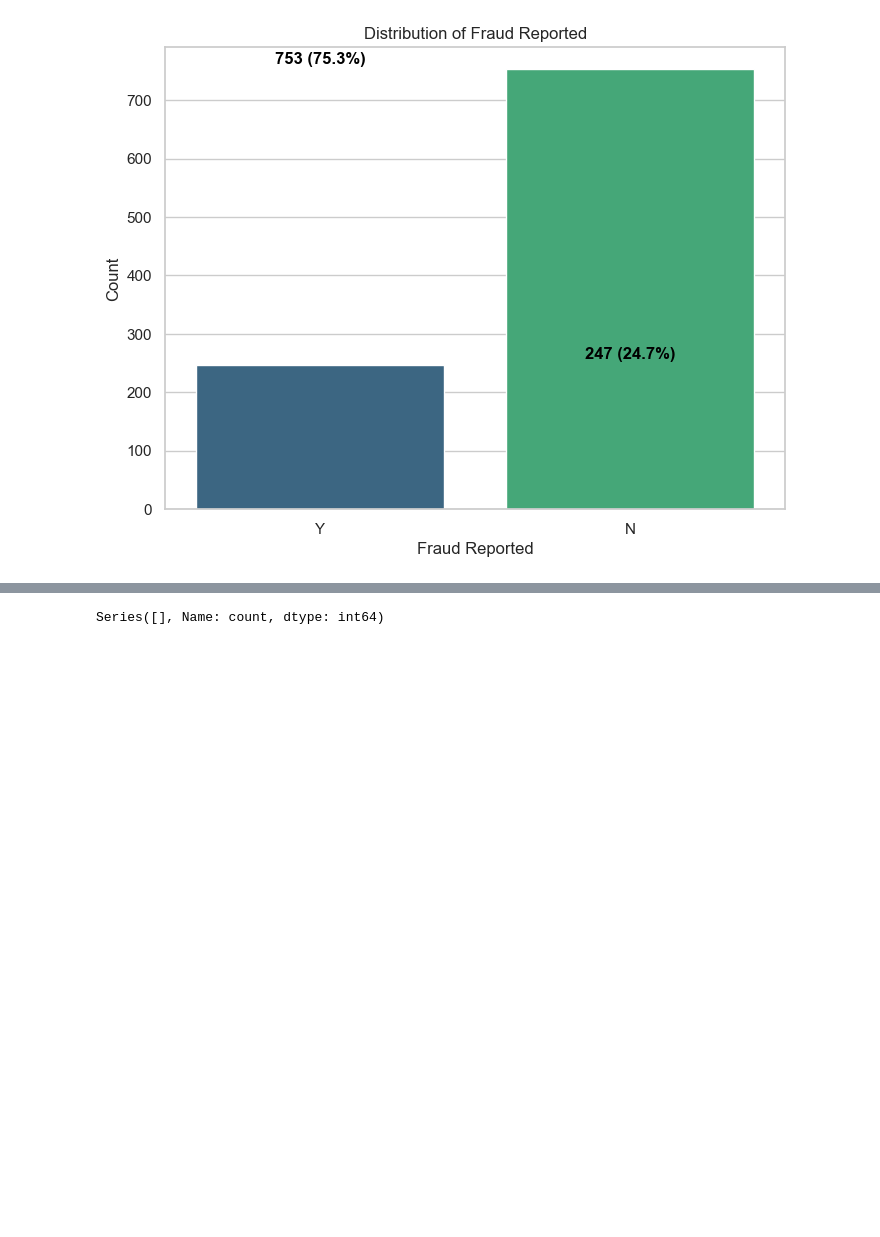
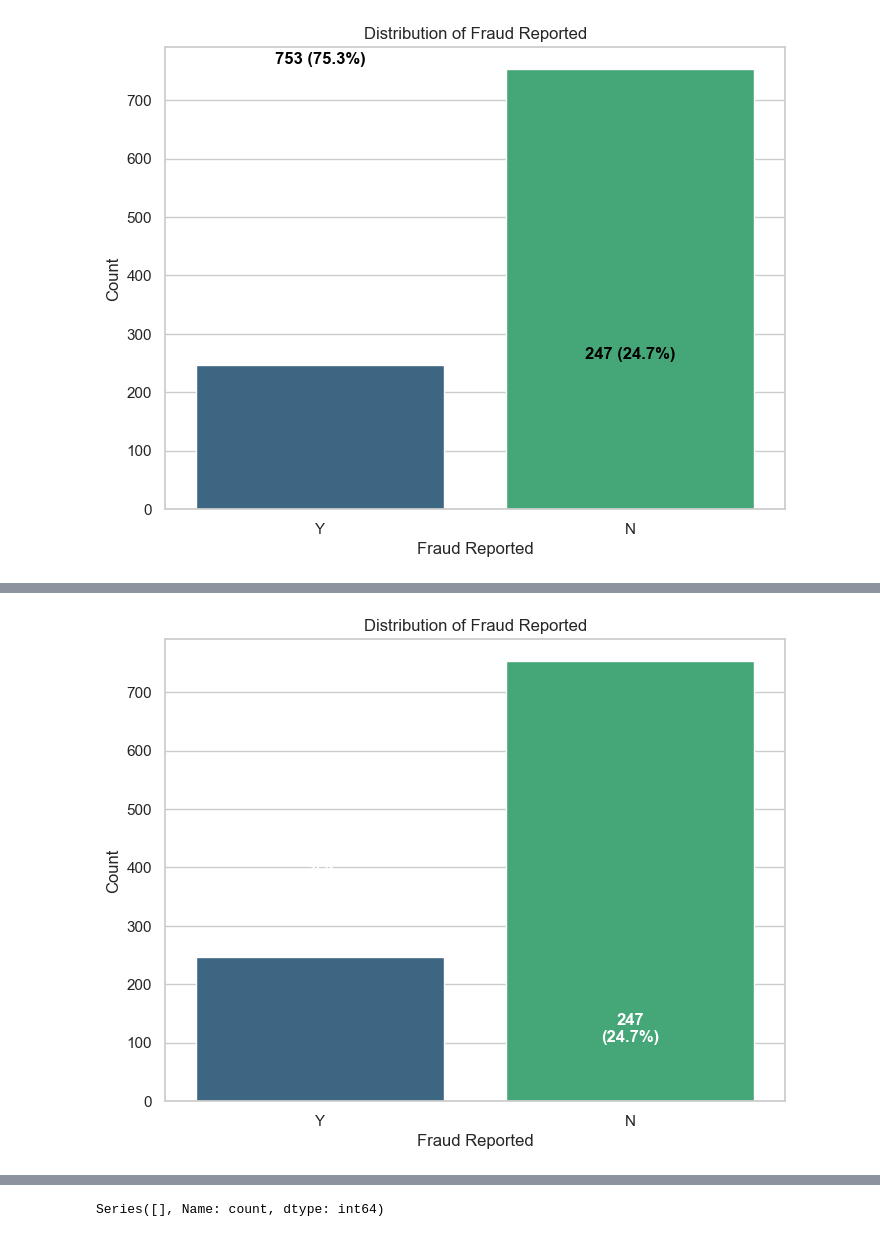
Before and after one commit to VhoMatidza/Insurance-claims-Analysis, a Jupyter notebook: Insurance Fraud Detection A Matidza.ipynb, the cells around one changed output, grey strips where cells are left out. Drawn from its saved outputs; the diff is of its cells as text; code cells hidden in the pictures; blank space fills up the shorter version.

```diff
--- a/Insurance Fraud Detection A Matidza.ipynb
+++ b/Insurance Fraud Detection A Matidza.ipynb
@@ -533,3 +535,30 @@ plt.show()
+# %%
+import pandas as pd
+import seaborn as sns
+import matplotlib.pyplot as plt
+
+# Load the dataset
+df = pd.read_csv('C:\\Users\\st\\Desktop\\Analysis - Insurance\\12 models\\insurance_claims (1).csv')
+
+# Plotting Fraud Reported
+plt.figure(figsize=(8, 6))
+sns.countplot(x='fraud_reported', data=df, palette='viridis')
+
+# Calculate counts and percentages
+counts = df['fraud_reported'].value_counts()
+total = counts.sum()
+fraud_percentage = counts / total * 100
+
+# Add counts and percentages as text on bars
+for i, (count, percent) in enumerate(zip(counts, fraud_percentage)):
+    plt.text(i, count/2, f'{count}\n({percent:.1f}%)', ha='center', va='center', fontsize=12, fontweight='bold', color='white')
+
+plt.title('Distribution of Fraud Reported')
+plt.xlabel('Fraud Reported')
+plt.ylabel('Count')
+plt.show()
+# %% [output]
+[figure, added]
 # %%
 # Identify non-numeric columns
 non_numeric_cols = df.select_dtypes(exclude=[np.number]).columns
```
Also changed, not shown: parts of 17 cells of this notebook.
